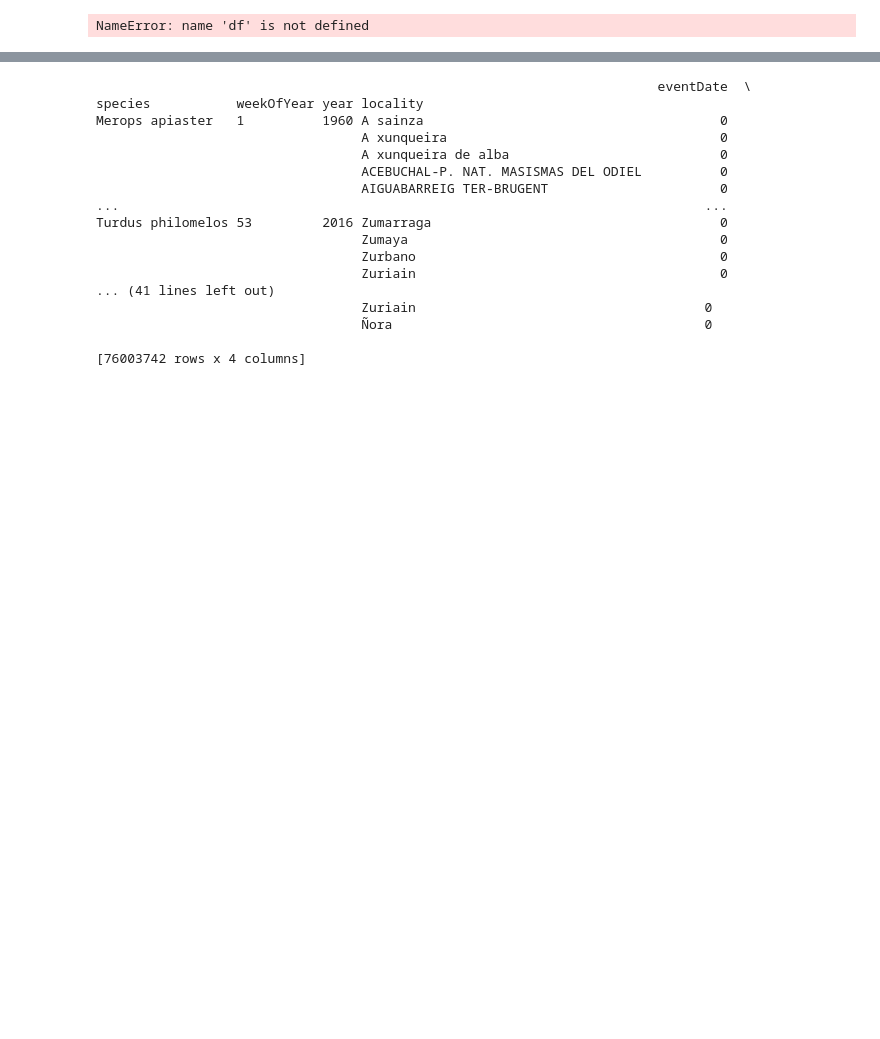
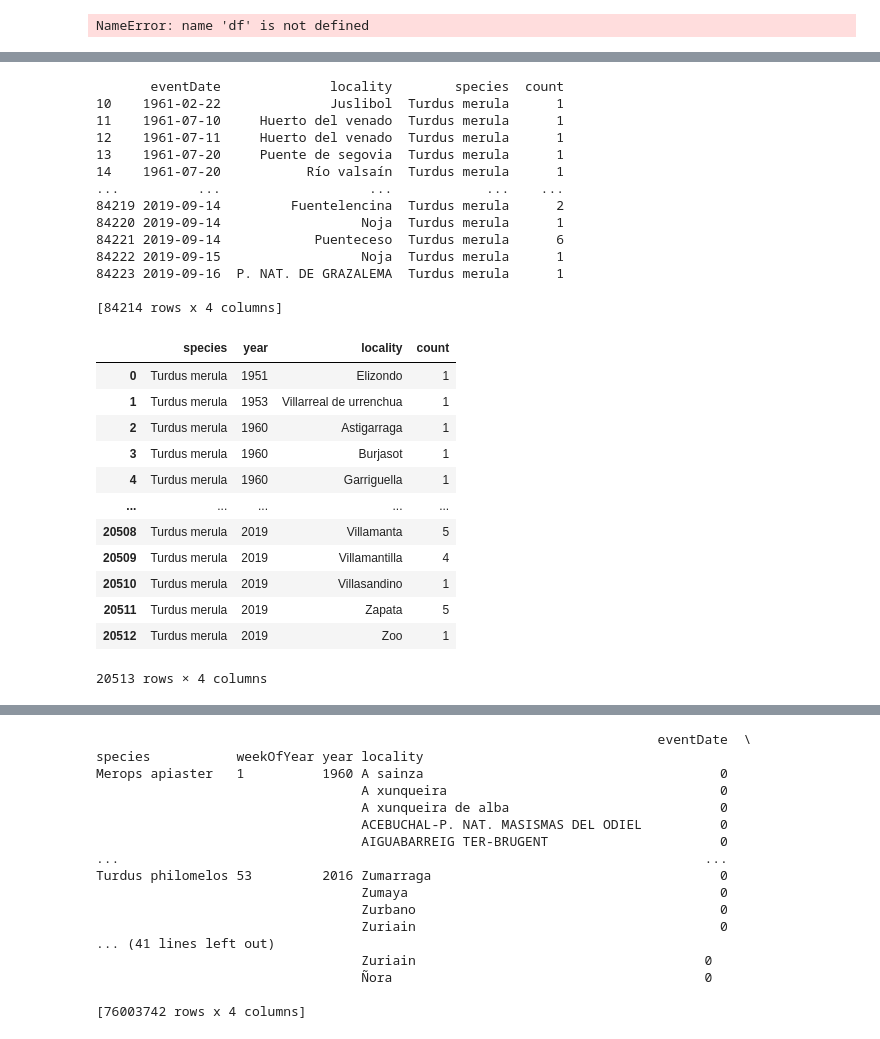
Before and after one commit to mckenned/mlProjectBirds, a Jupyter notebook: preprocessingDani.ipynb, the cells around one changed output, grey strips where cells are left out. Cells and saved outputs as stored; diff of their text form; code cells hidden in the pictures; blank space fills up the shorter version.

```diff
--- a/preprocessingDani.ipynb
+++ b/preprocessingDani.ipynb
@@ -112,0 +132,32 @@ print(grouped_year_df[10:])
+# %%
+chiffChaff=  df[(df['species'] =='Turdus merula')]
+eD, w,m,q,y = groupByDates(chiffChaff)
+y
+# %% [output]
+       eventDate              locality        species  count
+10    1961-02-22              Juslibol  Turdus merula      1
+11    1961-07-10     Huerto del venado  Turdus merula      1
+12    1961-07-11     Huerto del venado  Turdus merula      1
+13    1961-07-20     Puente de segovia  Turdus merula      1
+14    1961-07-20           Río valsaín  Turdus merula      1
+...          ...                   ...            ...    ...
+84219 2019-09-14         Fuentelencina  Turdus merula      2
+84220 2019-09-14                  Noja  Turdus merula      1
+84221 2019-09-14            Puenteceso  Turdus merula      6
+84222 2019-09-15                  Noja  Turdus merula      1
+84223 2019-09-16  P. NAT. DE GRAZALEMA  Turdus merula      1
+
+[84214 rows x 4 columns]
+|  | species | year | locality | count |
+| 0 | Turdus merula | 1951 | Elizondo | 1 |
+| 1 | Turdus merula | 1953 | Villarreal de urrenchua | 1 |
+| 2 | Turdus merula | 1960 | Astigarraga | 1 |
+| 3 | Turdus merula | 1960 | Burjasot | 1 |
+| 4 | Turdus merula | 1960 | Garriguella | 1 |
+| ... | ... | ... | ... | ... |
+| 20508 | Turdus merula | 2019 | Villamanta | 5 |
+| 20509 | Turdus merula | 2019 | Villamantilla | 4 |
+| 20510 | Turdus merula | 2019 | Villasandino | 1 |
+| 20511 | Turdus merula | 2019 | Zapata | 5 |
+| 20512 | Turdus merula | 2019 | Zoo | 1 |
+20513 rows × 4 columns
```
Also changed, not shown: parts of 7 cells of this notebook.
